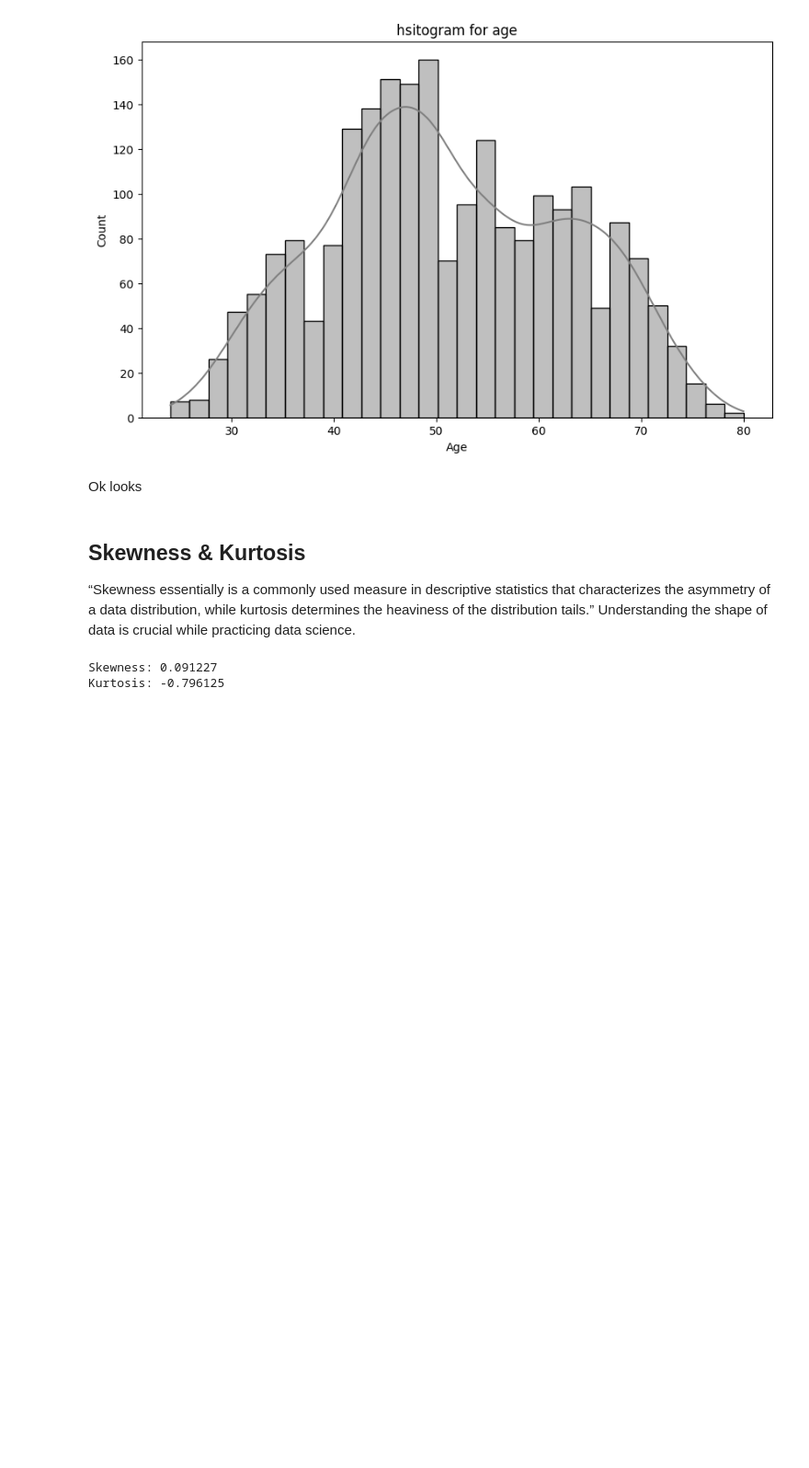
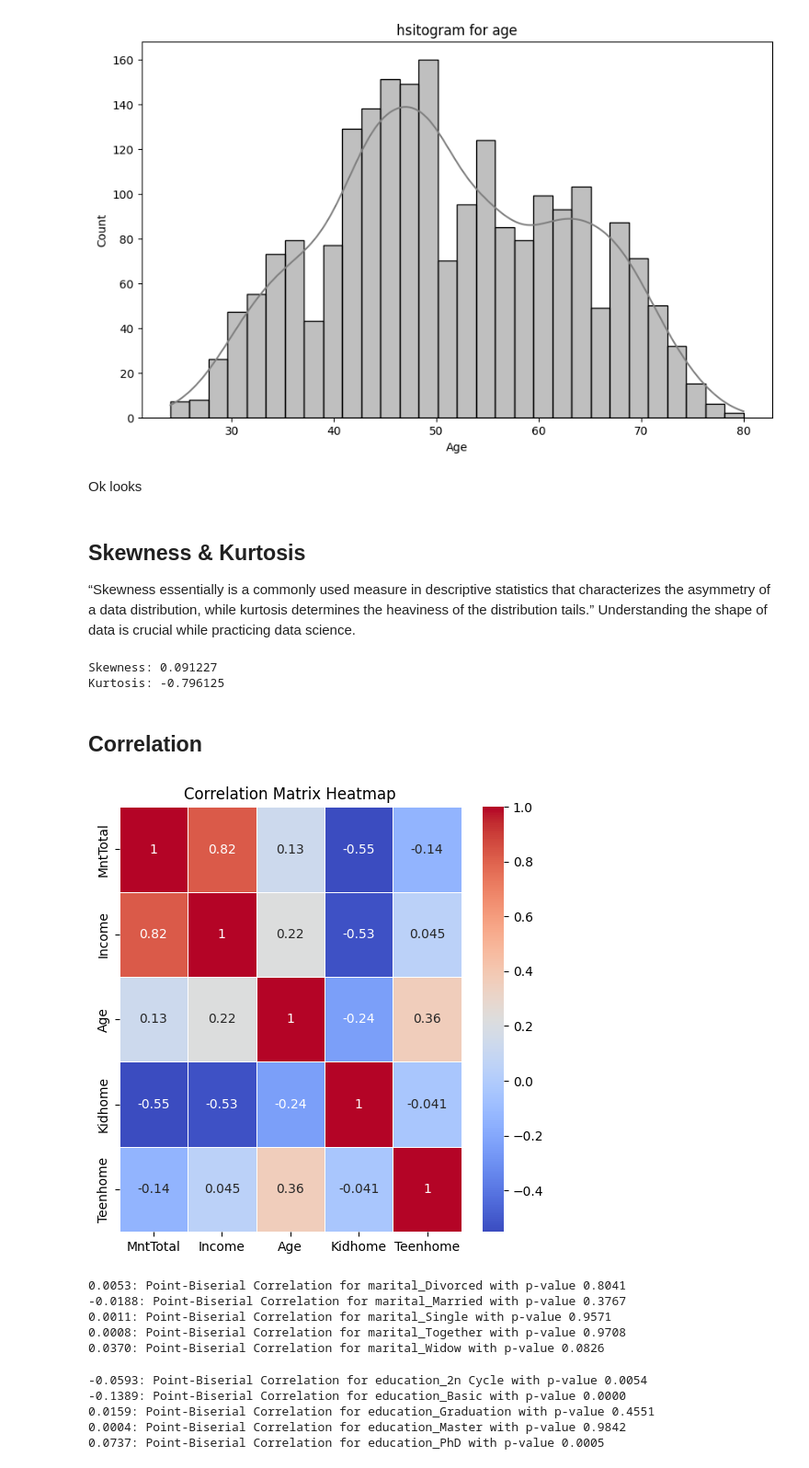
Before and after one commit to dpschauhan/Oasis-Infobyte---Data-Analysis--, a Jupyter notebook: Customer Segmentation/customer_segmentation.ipynb, the cells around one changed output. Shown at 92% size. Drawn from its saved outputs; the diff is of its cells as text; code cells hidden in the pictures; blank space fills up the shorter version.

```diff
--- a/Customer Segmentation/customer_segmentation.ipynb
+++ b/Customer Segmentation/customer_segmentation.ipynb
@@ -274,3 +274,22 @@ print("Kurtosis: %f" % data['Age'].kurt())
 # %% [output]
 Skewness: 0.091227
 Kurtosis: -0.796125
+# %% [markdown]
+## Correlation
+# %%
+cols_demographics = ['Income','Age']
+cols_children = ['Kidhome', 'Teenhome']
+cols_marital = ['marital_Divorced', 'marital_Married','marital_Single', 'marital_Together', 'marital_Widow']
+cols_mnt = ['MntTotal', 'MntRegularProds','MntWines', 'MntFruits', 'MntMeatProducts', 'MntFishProducts', 'MntSweetProducts', 'MntGoldProds']
+cols_communication = ['Complain', 'Response', 'Customer_Days']
+cols_campaigns = ['AcceptedCmpOverall', 'AcceptedCmp1', 'AcceptedCmp2', 'AcceptedCmp3', 'AcceptedCmp4', 'AcceptedCmp5']
+cols_source_of_purchase = ['NumDealsPurchases', 'NumWebPurchases','NumCatalogPurchases', 'NumStorePurchases', 'NumWebVisitsMonth']
+cols_education = ['education_2n Cycle', 'education_Basic', 'education_Graduation', 'education_Master', 'education_PhD']
+# %%
+corr_matrix = data[['MntTotal']+cols_demographics+cols_children].corr()
+plt.figure(figsize=(6,6))
+sns.heatmap(corr_matrix, annot=True, cmap='coolwarm', linewidths=0.5)
+plt.title('Correlation Matrix Heatmap')
+plt.show()
+# %% [output]
+[figure, added]
@@ -276,0 +298,20 @@ Kurtosis: -0.796125
+# %%
+for col in cols_marital:
+    correlation, p_value = pointbiserialr(data[col], data['MntTotal'])
+    print(f'{correlation:.4f}: Point-Biserial Correlation for {col} with p-value {p_value:.4f}')
+# %% [output]
+0.0053: Point-Biserial Correlation for marital_Divorced with p-value 0.8041
+-0.0188: Point-Biserial Correlation for marital_Married with p-value 0.3767
+0.0011: Point-Biserial Correlation for marital_Single with p-value 0.9571
+0.0008: Point-Biserial Correlation for marital_Together with p-value 0.9708
+0.0370: Point-Biserial Correlation for marital_Widow with p-value 0.0826
+# %%
+for col in cols_education:
+    correlation, p_value = pointbiserialr(data[col], data['MntTotal'])
+    print(f'{correlation:.4f}: Point-Biserial Correlation for {col} with p-value {p_value:.4f}')
+# %% [output]
+-0.0593: Point-Biserial Correlation for education_2n Cycle with p-value 0.0054
+-0.1389: Point-Biserial Correlation for education_Basic with p-value 0.0000
+0.0159: Point-Biserial Correlation for education_Graduation with p-value 0.4551
+0.0004: Point-Biserial Correlation for education_Master with p-value 0.9842
+0.0737: Point-Biserial Correlation for education_PhD with p-value 0.0005
```
Also changed, not shown: parts of 34 cells of this notebook.
